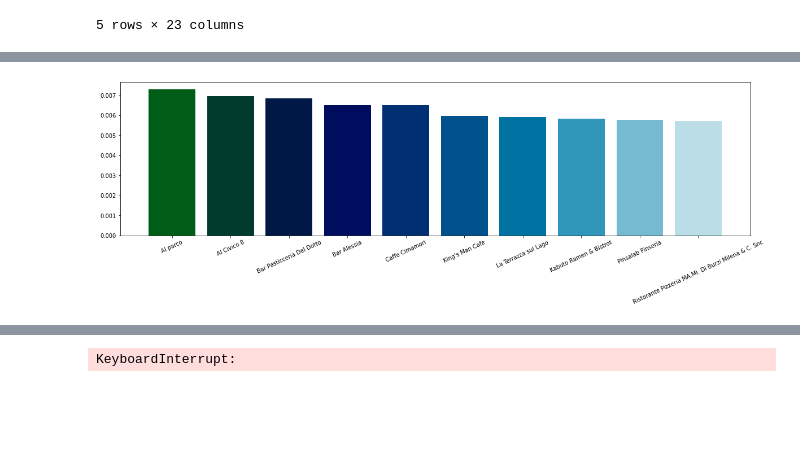
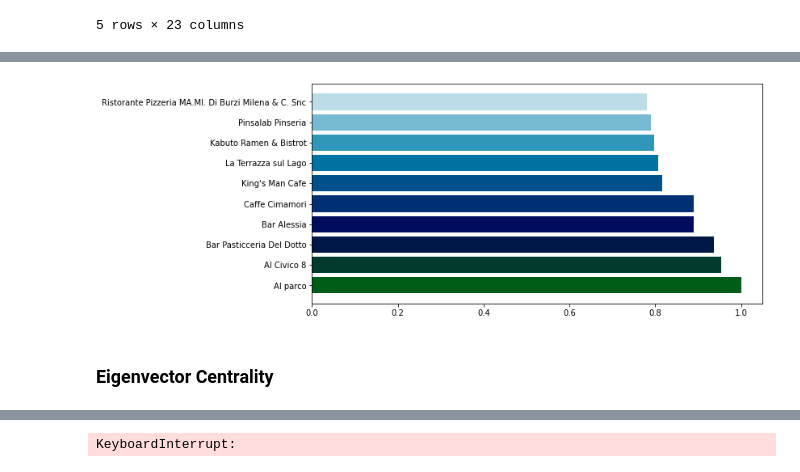
Before and after one commit to carloalbe/TripAdvisor-Tuscany-Restaurant-Social-Network-Analysis, a Jupyter notebook: network_analysis/codes/2 Centrality-Copy1.ipynb, the cells around one changed output, grey strips where cells are left out. Cells and saved outputs as stored; diff of their text form; code cells hidden in the pictures; blank space fills up the shorter version.

```diff
--- a/network_analysis/codes/2 Centrality-Copy1.ipynb
+++ b/network_analysis/codes/2 Centrality-Copy1.ipynb
@@ -47,13 +49,26 @@ df.head()
 | 4 | 1499 | Beach Bar @PuntAla | Punta Ala | False | /Restaurant_Review-g194871-d19315... | 2.5 | 2 | 1.0 | Beach Bar @PuntAla | grosseto | ... | ... |
 5 rows × 23 columns
 # %%
-def plot_kcentral(G,dictionary,k=10):
+def plot_kcentral(G,dictionary,k=10, h = False, size = None):
     sorted_dictionary =  sorted(dictionary.items(), key=lambda x: x[1],reverse = True)
     nodes, values = zip(*sorted_dictionary)
+    maxval = max(values)
+    minval = min(values)
+    normalizer = maxval - minval
+    values = [(value - minval)/normalizer for value in values]
     nodes = nodes[:k]
     values = values[:k]
+
     names = [G.nodes[node]['name'] for node in nodes]
 
-    plt.figure(figsize=(20,5))
-    plt.bar(names, values, color=sns.color_palette('ocean',k))
-    plt.xticks(rotation=25)
+
+    if h :
+        if size == None: size = (k,k/2)
+        plt.figure(figsize=size)
+        plt.barh(names, values, color=sns.color_palette('ocean',k))
+
+    else:
+        if size == None: size = (2*k,k/2)
+        plt.figure(figsize=size)
+        plt.bar(names, values, color=sns.color_palette('ocean',k))
+        plt.xticks(rotation=25,ha='right',x=300)
@@ -66,9 +84,11 @@ centralities['degree_centrality'] = degree_centrality
 
 with open(filename,'w') as jf: json.dump(centralities,jf)
 # %%
-plot_kcentral(G,degree_centrality)
+plot_kcentral(G,degree_centrality,h=True)
 # %% [output]
-[figure, old version]
+[figure, new version]
+# %% [markdown]
+### Eigenvector Centrality
 # %%
 eigenvector_centrality = nx.eigenvector_centrality(G, weight='dissimilarity', max_iter=1000)
 # %%
```
Also changed, not shown: parts of 19 cells of this notebook, 18 other files.
